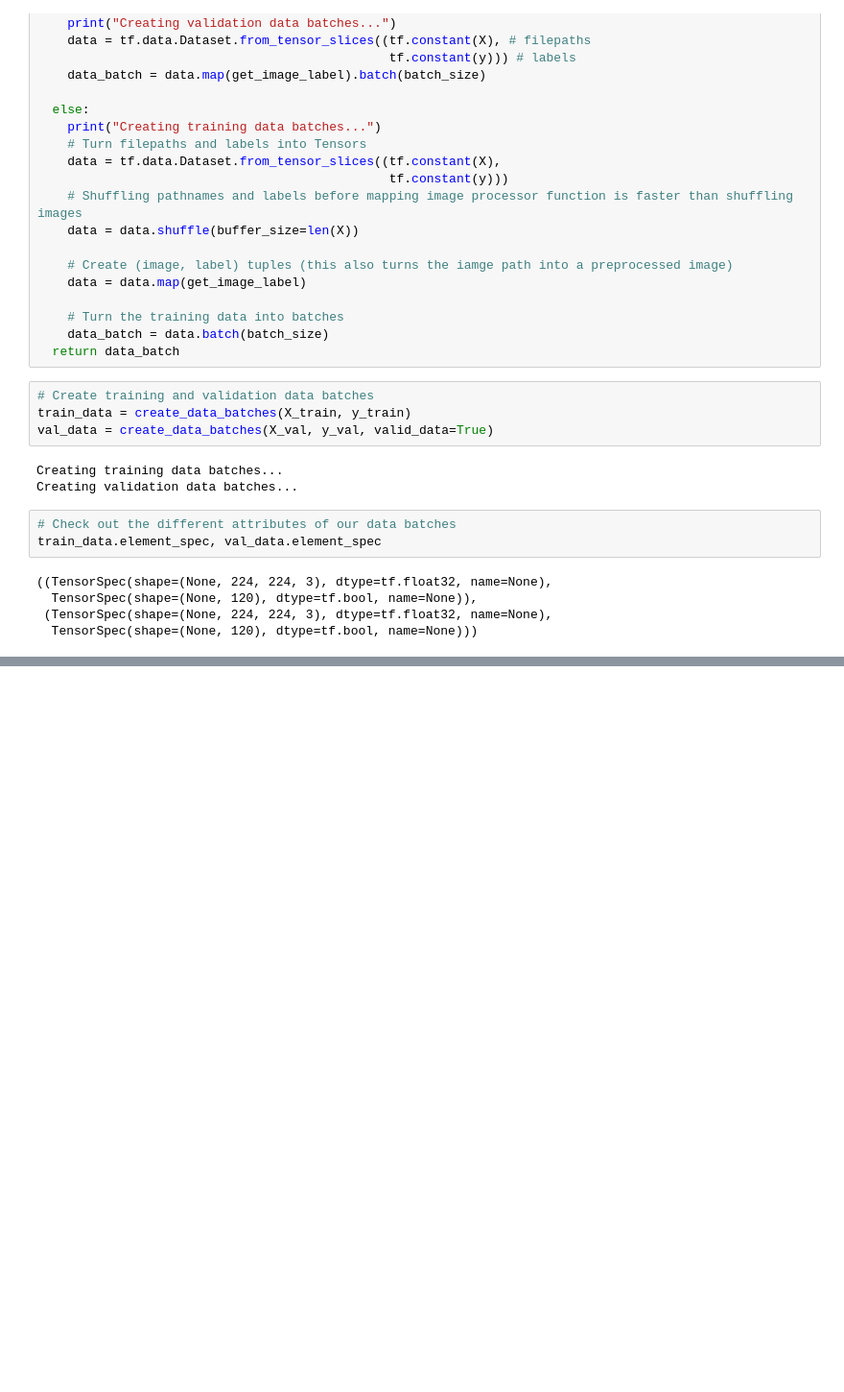
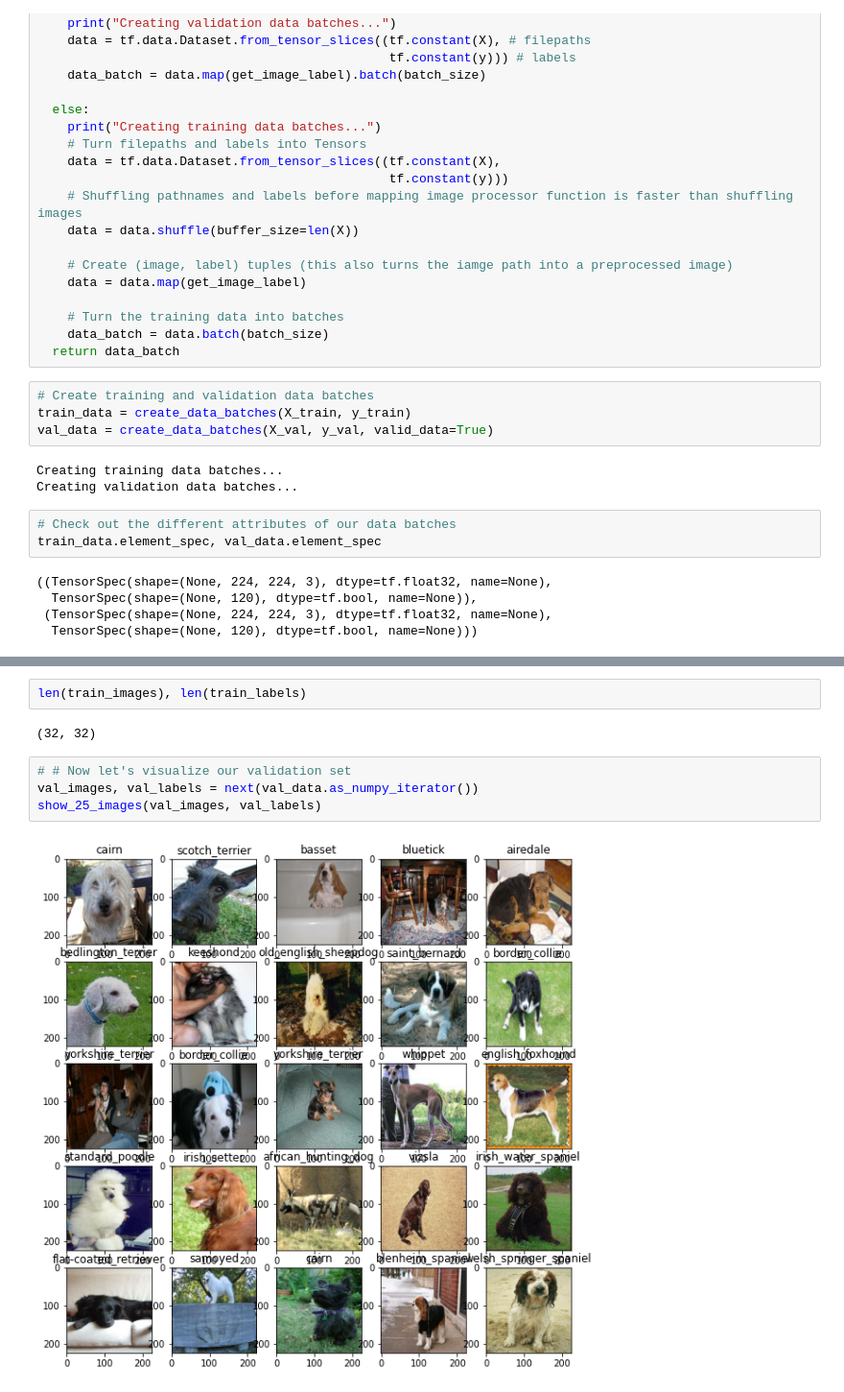
Before and after one commit to pcsmomo/data-science-ml-andrei, a Jupyter notebook: 14-prj-neural-networks-tensorflow/01-intro.ipynb, the cells around one changed output, grey strips where cells are left out. Shown at 96% size. Drawn from its saved outputs; the diff is of its cells as text; blank space fills up the shorter version.

```diff
--- a/14-prj-neural-networks-tensorflow/01-intro.ipynb
+++ b/14-prj-neural-networks-tensorflow/01-intro.ipynb
@@ -566,0 +601,10 @@ train_data.element_spec, val_data.element_spec
+# %%
+len(train_images), len(train_labels)
+# %% [output]
+(32, 32)
+# %%
+# # Now let's visualize our validation set
+val_images, val_labels = next(val_data.as_numpy_iterator())
+show_25_images(val_images, val_labels)
+# %% [output]
+[figure, added]
```
Also changed, not shown: parts of 4 cells of this notebook, 1 other file.
